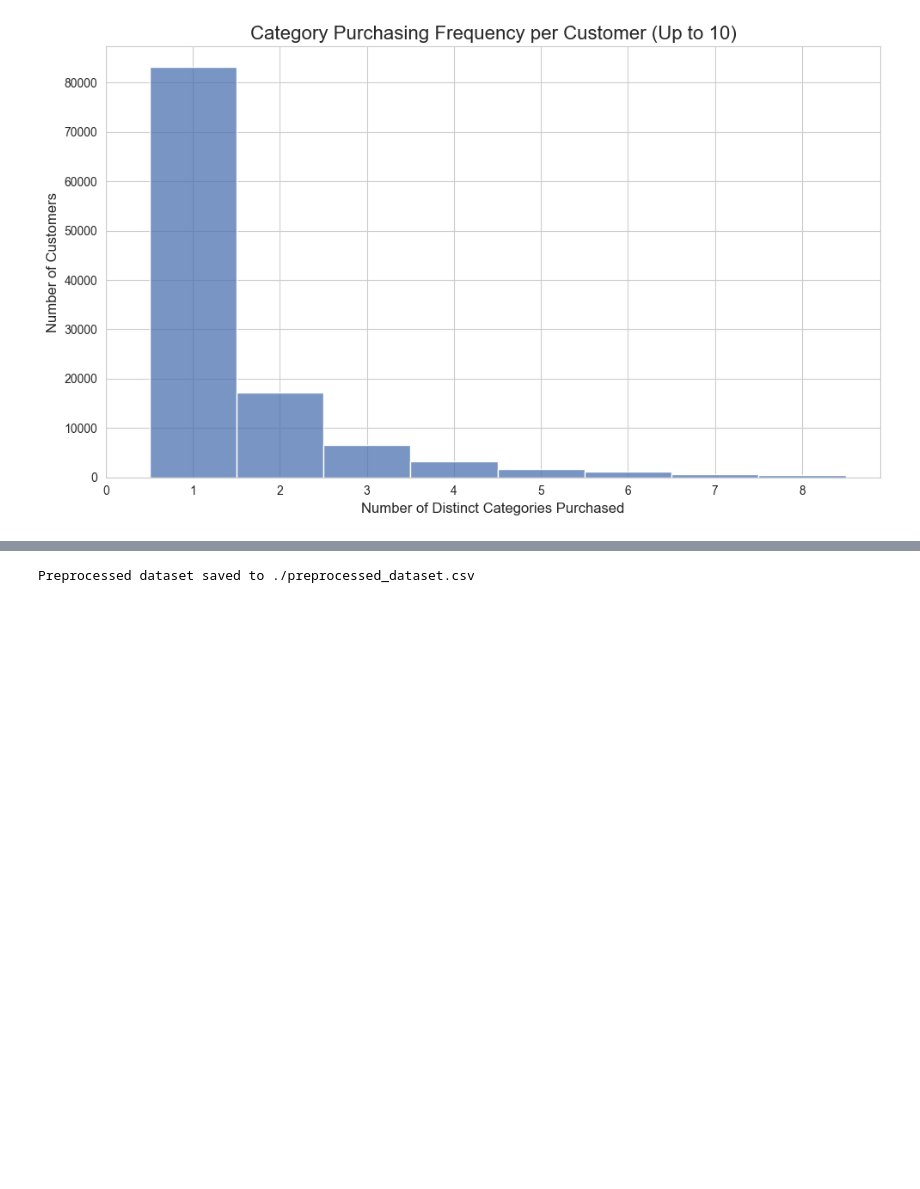
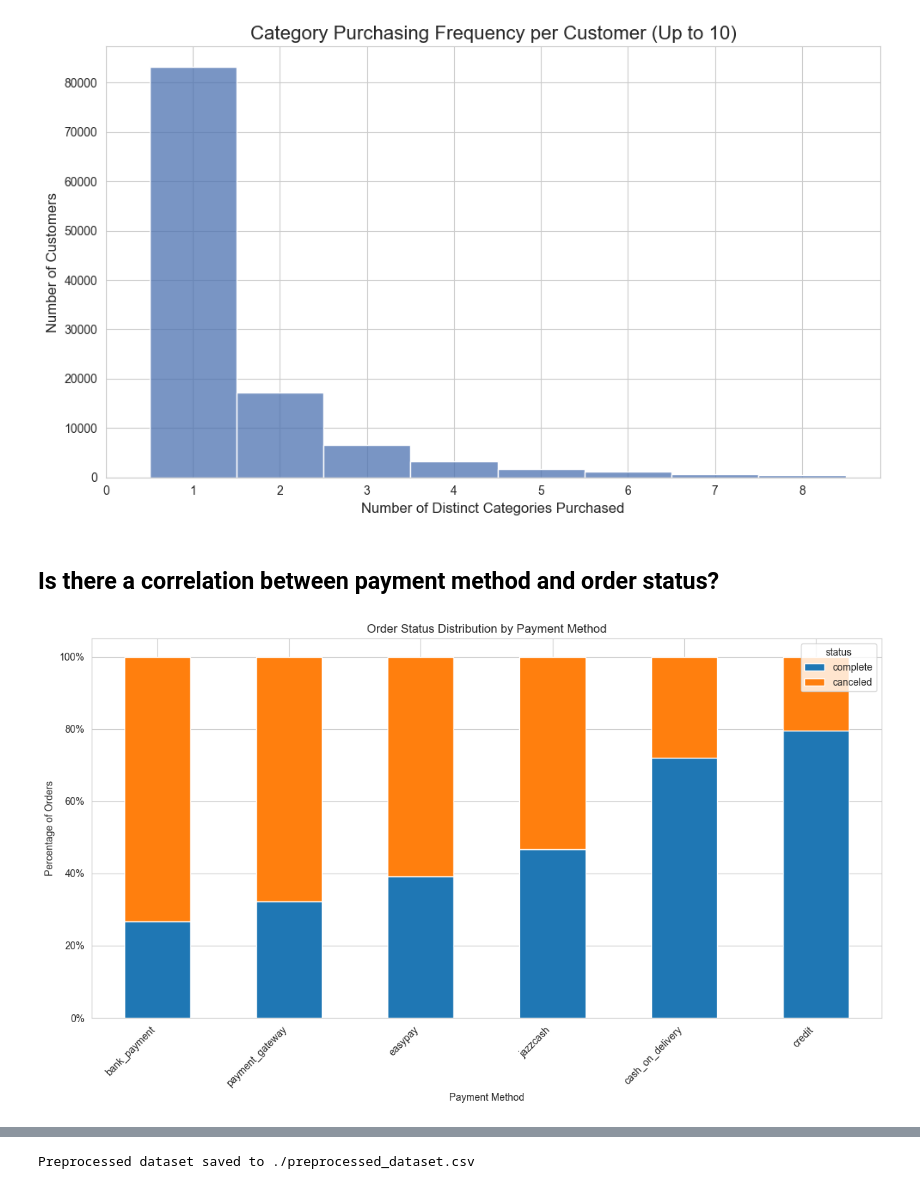
Before and after one commit to SalaarMasood/Data-Science-Proj, a Jupyter notebook: DataCleaning.ipynb, the cells around one changed output, grey strips where cells are left out. Saved outputs shown, nothing was run; the diff lists cells and outputs as text; code cells hidden in the pictures; blank space fills up the shorter version.

```diff
--- a/DataCleaning.ipynb
+++ b/DataCleaning.ipynb
@@ -869,3 +861,40 @@ plt.tight_layout()
 plt.show()
 # %% [output]
 [figure]
+# %% [markdown]
+## Is there a correlation between payment method and order status? ##
+# %%
+PAYMENT, STATUS = 'payment_method', 'status'
+TARGET = ['complete', 'canceled']
+MIN_ORDERS = 20
+
+assert {PAYMENT, STATUS}.issubset(df.columns), "Missing required columns"
+
+# Filter down to only complete/canceled & enough-represented methods
+df = (
+    df
+    .dropna(subset=[PAYMENT, STATUS])
+    .query("status in @TARGET")
+)
+counts = df[PAYMENT].value_counts()
+valid = counts[counts >= MIN_ORDERS].index
+df = df[df[PAYMENT].isin(valid)]
+
+# Build % table
+ct = pd.crosstab(df[PAYMENT], df[STATUS])
+prop = ct.div(ct.sum(axis=1), axis=0).mul(100)
+
+# Plot
+prop[['complete','canceled']]\
+    .sort_values('canceled', ascending=False)\
+    .plot(kind='bar', stacked=True, figsize=(12,7))
+ax = plt.gca()
+ax.yaxis.set_major_formatter(mtick.PercentFormatter())
+ax.set_xlabel('Payment Method')
+ax.set_ylabel('Percentage of Orders')
+ax.set_title('Order Status Distribution by Payment Method')
+plt.xticks(rotation=45, ha='right')
+plt.tight_layout()
+plt.show()
+# %% [output]
+[figure, added]
```
Also changed, not shown: parts of 6 cells of this notebook, 1 other file.
